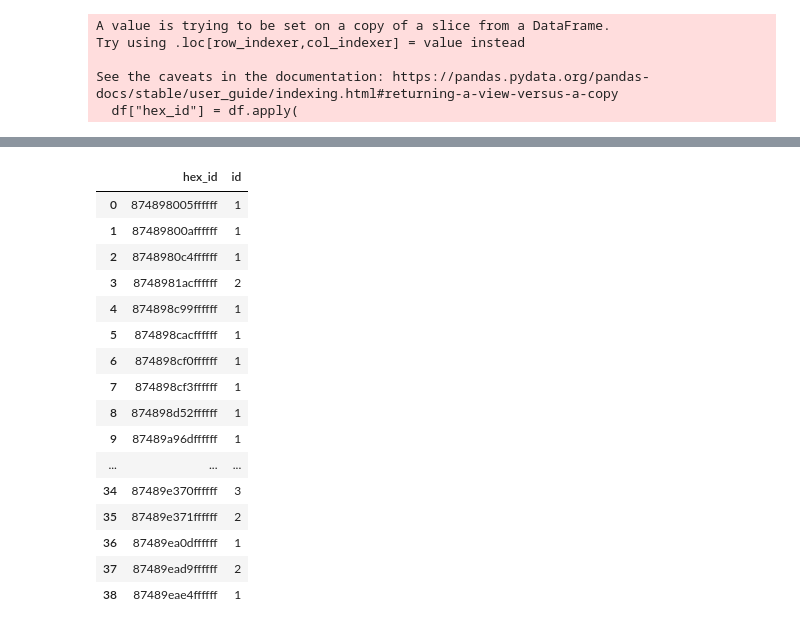
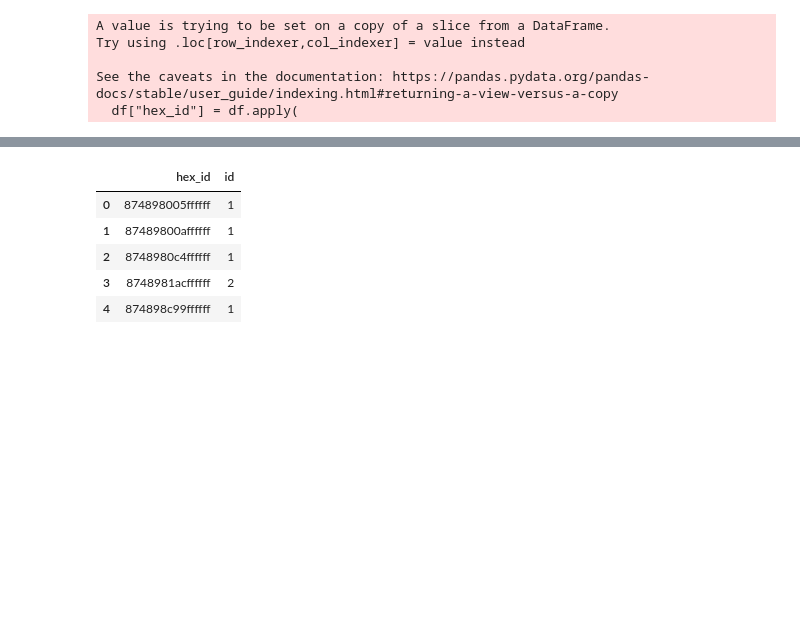
Before and after one commit to parvatsapkota/airbnb, a Jupyter notebook: location.ipynb, the cells around one changed output, grey strips where cells are left out. Saved outputs shown, nothing was run; the diff lists cells and outputs as text; code cells hidden in the pictures; blank space fills up the shorter version.

```diff
--- a/location.ipynb
+++ b/location.ipynb
@@ -69,23 +55,11 @@ hex_id
 Name: id, dtype: int64
 # %%
 grouped_q5 = grouped_q5.reset_index()
-grouped_q5
-# grouped_q5.sample(n=5, random_state=42)
+grouped_q5.head(5)
 # %% [output]
 |  | hex_id | id |
 | 0 | 874898005ffffff | 1 |
 | 1 | 87489800affffff | 1 |
 | 2 | 8748980c4ffffff | 1 |
 | 3 | 8748981acffffff | 2 |
 | 4 | 874898c99ffffff | 1 |
-| 5 | 874898cacffffff | 1 |
-| 6 | 874898cf0ffffff | 1 |
-| 7 | 874898cf3ffffff | 1 |
-| 8 | 874898d52ffffff | 1 |
-| 9 | 87489a96dffffff | 1 |
-| ... | ... | ... |
-| 34 | 87489e370ffffff | 3 |
-| 35 | 87489e371ffffff | 2 |
-| 36 | 87489ea0dffffff | 1 |
-| 37 | 87489ead9ffffff | 2 |
-| 38 | 87489eae4ffffff | 1 |
```
Also changed, not shown: parts of 5 cells of this notebook.
